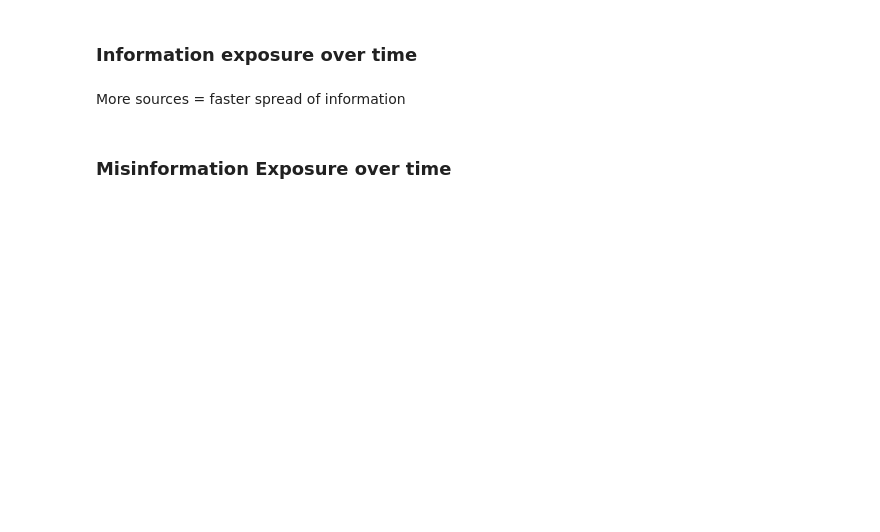
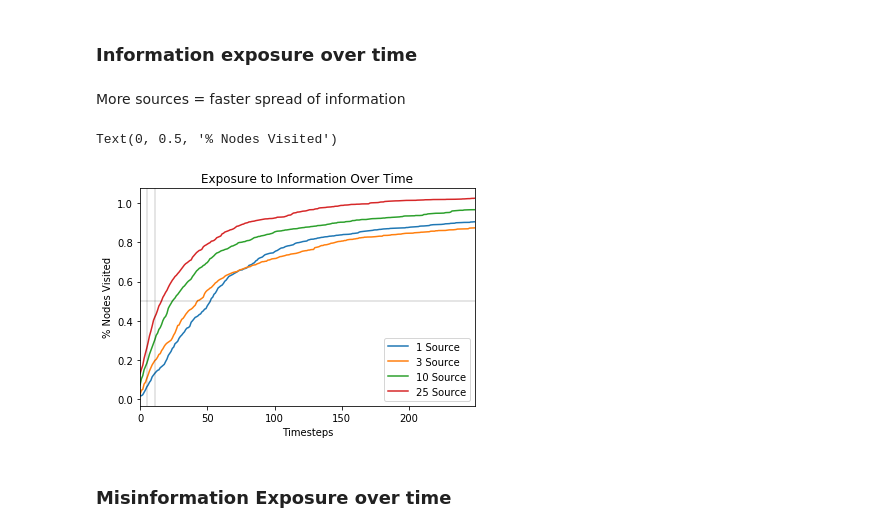
Before and after one commit to gallanoe/mis-sim, a Jupyter notebook: refined_simulation_notebook.ipynb, the cells around one changed output. Drawn from its saved outputs; the diff is of its cells as text; code cells hidden in the pictures; blank space fills up the shorter version.

```diff
--- a/refined_simulation_notebook.ipynb
+++ b/refined_simulation_notebook.ipynb
@@ -456,12 +410,12 @@ print(misinformation)
 # %%
 spread_df = pd.DataFrame()
 misinfo_df = pd.DataFrame()
+packet_df = pd.DataFrame()
 
 # Hyperparameters
-runtime = 150
+runtime = 250
 exp_n = 20 # Number of experiments for each source number
 node_n = 250 # Number of nodes in graph
-pedge = 0.3 # Edge probability when building graph
 max_source_count = 25
 
 # Run experiments for difference number of starting sources
@@ -469,20 +423,23 @@ for i in range(1,max_source_count+1):
     print(f'Testing with {i} sources')
     spread = []
     misinfo = []
+    packet = []
     # Run exp_n experiments per source #
     for j in range(exp_n):
         # Construct and set parameters of simulation
         sim = Simulation()
         sim.num_sources = i
-        sim.num_nodes = node_n + i
-        sim.pedge = pedge
+        sim.num_nodes = node_n
         sim.generate()
 
         sim.run(runtime)
         spread.append(sim.spread_count)
         misinfo.append(sim.misinfo_count)
+        packet.append(sim.packets_count)
     spread_df[str(i) + ' Source'] = np.mean(spread, axis=0)
     misinfo_df[str(i) + ' Source'] = np.mean(misinfo, axis=0)
+    packet_df[str(i) + ' Source'] = np.mean(packet, axis=0)
+
 #     sns.lineplot(x=range(runtime),y=sim.spread_count, legend=i)
 # %% [output]
 Testing with 1 sources
@@ -501,5 +466,16 @@ ax.set_ylabel("% Nodes Visited")
 # %% [markdown]
 More sources = faster spread of information
+# %%
+ax = spread_df.loc[:,['1 Source','3 Source','10 Source', '25 Source']].plot(title= f'Exposure to Information Over Time')
+ax.legend()
+ax.axvline(x=np.log(node_n), color='black', label='Hypothesis: ln(n)', linewidth=0.2)
+ax.axvline(x=2*np.log(node_n), color='black', label='Revised Hypothesis: 2ln(n)', linewidth=0.2)
+ax.axhline(y=0.5, color='black', label='50%', linewidth=0.2)
+ax.set_xlabel("Timesteps")
+ax.set_ylabel("% Nodes Visited")
+# %% [output]
+Text(0, 0.5, '% Nodes Visited')
+[figure, added]
 # %% [markdown]
 ### Misinformation Exposure over time
 # %%
```
Also changed, not shown: parts of 14 cells of this notebook, 1 other file.
